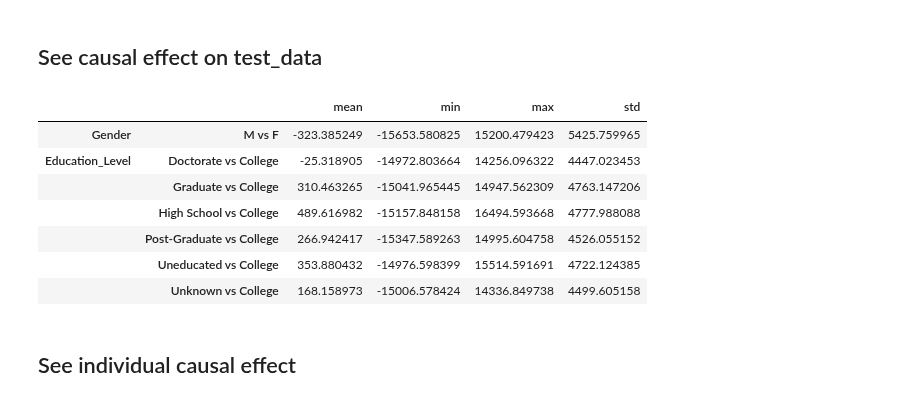
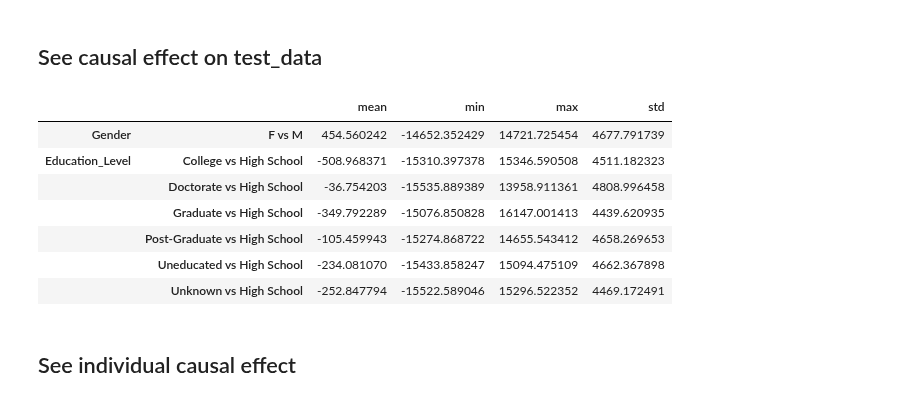
Before and after one commit to DataCanvasIO/YLearn, a Jupyter notebook: example_usages/case_study_bank.ipynb, the cells around one changed output. Saved outputs shown, nothing was run; the diff lists cells and outputs as text; code cells hidden in the pictures.

```diff
--- a/example_usages/case_study_bank.ipynb
+++ b/example_usages/case_study_bank.ipynb
@@ -54,7 +63,7 @@ data
 | 10126 | 43 | F | 2 | Graduate | Married | Less than $40K | ... |
 10127 rows × 10 columns
 # %%
-train_data,test_data=train_test_split(data,test_size=0.2,random_state=123)
+train_data,test_data=train_test_split(data,test_size=0.3,random_state=123)
 
 print('train_data:',train_data.shape)
 print('test_data: ',test_data.shape)
@@ -63,0 +90,3 @@ test_data:  (2026, 10)
+# %%
+why=Why()
+why.fit(train_data,outcome,treatment='Card_Category')
@@ -63,0 +300,7 @@ test_data:  (2026, 10)
+# %%
+np.random.seed(1234)
+train_data_with_noise=train_data.copy()
+train_data_with_noise['nr']=np.random.choice([0,1,2],size=len(train_data))
+# %%
+why=Why()
+why.fit(train_data_with_noise,outcome,treatment='nr')
@@ -110,16 +366,16 @@ why.causal_effect(control=['M','Unknown'])
 ## See causal effect on test_data
 # %%
 blue_card_data=test_data[lambda df:df['Card_Category']=='Blue']
-why.causal_effect(blue_card_data)
+why.causal_effect(blue_card_data, control=['M','High School'])
 # %% [output]
 |  |  | mean | min | max | std |
-| Gender | M vs F | -323.385249 | -15653.580825 | 15200.479423 | 5425.759965 |
-| Education_Level | Doctorate vs College | -25.318905 | -14972.803664 | 14256.096322 | 4447.023453 |
-|  | Graduate vs College | 310.463265 | -15041.965445 | 14947.562309 | 4763.147206 |
-|  | High School vs College | 489.616982 | -15157.848158 | 16494.593668 | 4777.988088 |
-|  | Post-Graduate vs College | 266.942417 | -15347.589263 | 14995.604758 | 4526.055152 |
-|  | Uneducated vs College | 353.880432 | -14976.598399 | 15514.591691 | 4722.124385 |
-|  | Unknown vs College | 168.158973 | -15006.578424 | 14336.849738 | 4499.605158 |
+| Gender | F vs M | 454.560242 | -14652.352429 | 14721.725454 | 4677.791739 |
+| Education_Level | College vs High School | -508.968371 | -15310.397378 | 15346.590508 | 4511.182323 |
+|  | Doctorate vs High School | -36.754203 | -15535.889389 | 13958.911361 | 4808.996458 |
+|  | Graduate vs High School | -349.792289 | -15076.850828 | 16147.001413 | 4439.620935 |
+|  | Post-Graduate vs High School | -105.459943 | -15274.868722 | 14655.543412 | 4658.269653 |
+|  | Uneducated vs High School | -234.081070 | -15433.858247 | 15094.475109 | 4662.367898 |
+|  | Unknown vs High School | -252.847794 | -15522.589046 | 15296.522352 | 4469.172491 |
 # %% [markdown]
 ## See individual causal effect
 # %%
```
Also changed, not shown: parts of 69 cells of this notebook.
